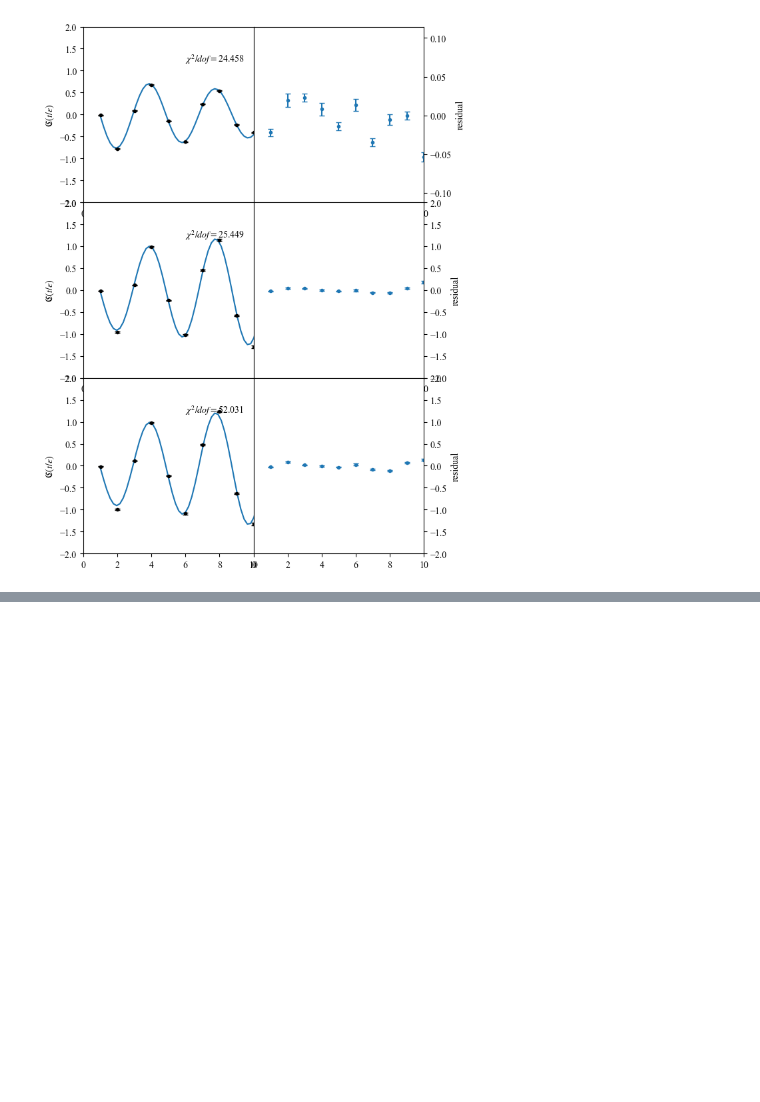
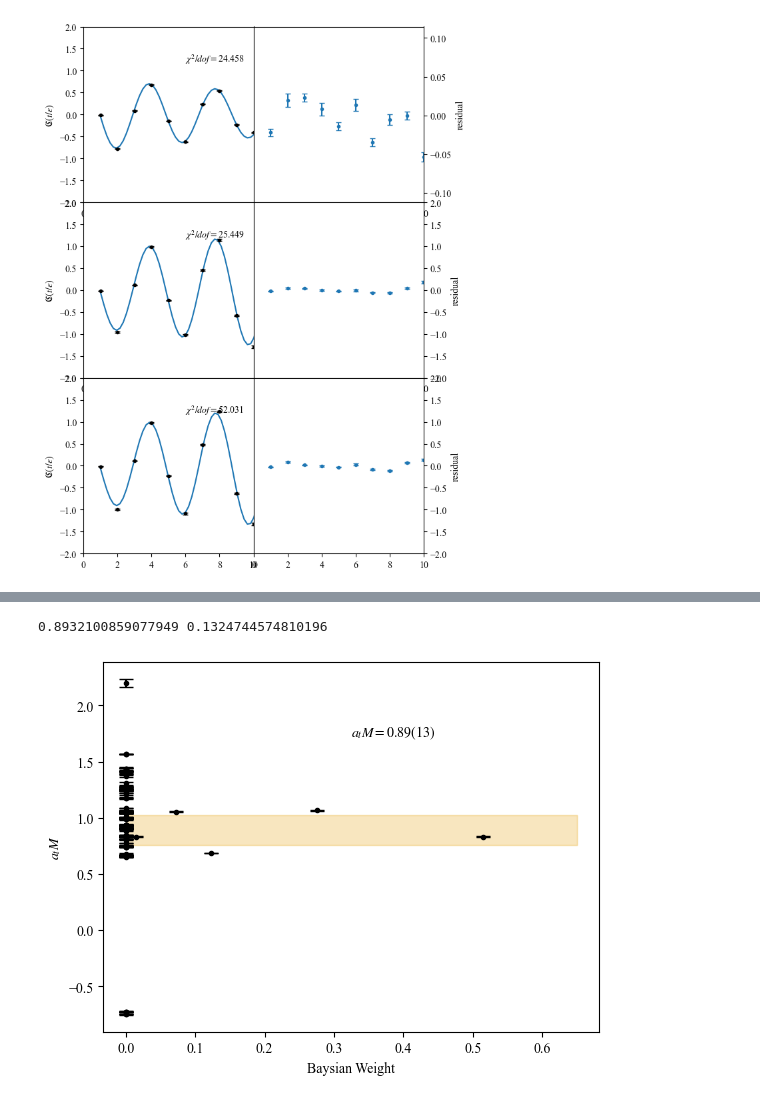
Before and after one commit to hlammiv/z2_matter_qc, a Jupyter notebook: simulation_main/rundata/fourieranalysis/mike_analysis_suggestion.ipynb, the cells around one changed output, grey strips where cells are left out. Cells and saved outputs as stored; diff of their text form; code cells hidden in the pictures; blank space fills up the shorter version.

```diff
--- a/simulation_main/rundata/fourieranalysis/mike_analysis_suggestion.ipynb
+++ b/simulation_main/rundata/fourieranalysis/mike_analysis_suggestion.ipynb
@@ -352,0 +512,6 @@ Settings:
+# %%
+data2 = gv.gvar(gv.mean(data_points[key][0] / data_points[key][1]),
+                gv.evalcov(data_points[key][0] / data_points[key][1]) * 19.71 * 0.97)
+
+fit21, _ = get_fit_corr(key, data2[:20], p0=[1, 0.84, 0, 0])
+print(fit21)
@@ -352,0 +531,38 @@ Settings:
+# %%
+points = []
+weights = []
+chi2s = []
+def prMD(chi2, nfitpars, ncut):
+    return np.exp(-0.5 * (chi2 + 2 * nfitpars + 2 * ncut))
+
+dataf = gv.gvar(gv.mean(data_points[key][0] / data_points[key][1]),
+                gv.evalcov(data_points[key][0] / data_points[key][1]))
+for tmin in range(len(data2) - 6):
+    for tmax in range(tmin + 6, len(dataf)):
+        fit, _ = get_fit_corr(key, dataf[tmin : tmax], p0=[1, 1.2, 0, 0])
+        weight = prMD(fit.chi2, 4, len(dataf) - len(dataf[tmin:tmax]))
+        chi2s.append(fit.chi2 / fit.dof)
+        points.append(fit.p[1])
+        weights.append(weight)
+points = np.array(points)
+weights = np.array(weights)
+chi2s = np.array(chi2s)
+# %%
+weights_normed = weights / sum(weights)
+
+a0 = sum(weights_normed * gv.mean(points))
+a02 = sum(weights_normed * gv.mean(points * points))
+sig = np.sqrt(a02 - a0**2)
+print(a0, sig)
+# %% [output]
+0.8932100859077949 0.1324744574810196
+# %%
+plt.errorbar(weights_normed, gv.mean(points), yerr=gv.sdev(points),
+             fmt='.', capsize=5, color=colors[0])
+plt.fill_between([0, 0.65], [a0 + sig] * 2, [a0 - sig] * 2, color=[colors[1][i] for i in range(3)] + [0.25])
+plt.xlabel('Baysian Weight')
+plt.ylabel('$a_t M$')
+plt.annotate('$a_t M = 0.89(13)$', (0.5, 0.8), xycoords='axes fraction')
+plt.savefig('systfitcomp.pdf')
+# %% [output]
+[figure, added]
```
Also changed, not shown: parts of 39 cells of this notebook, 29 other files.
